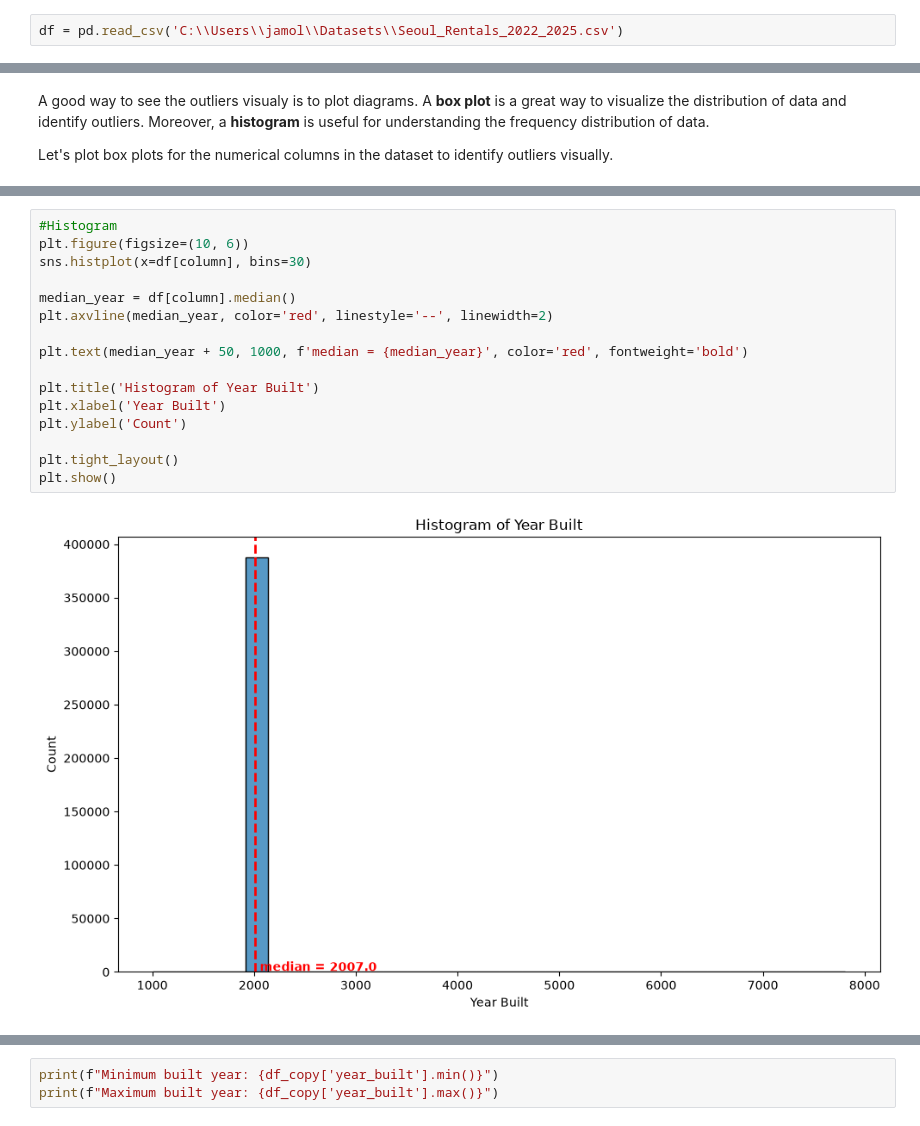
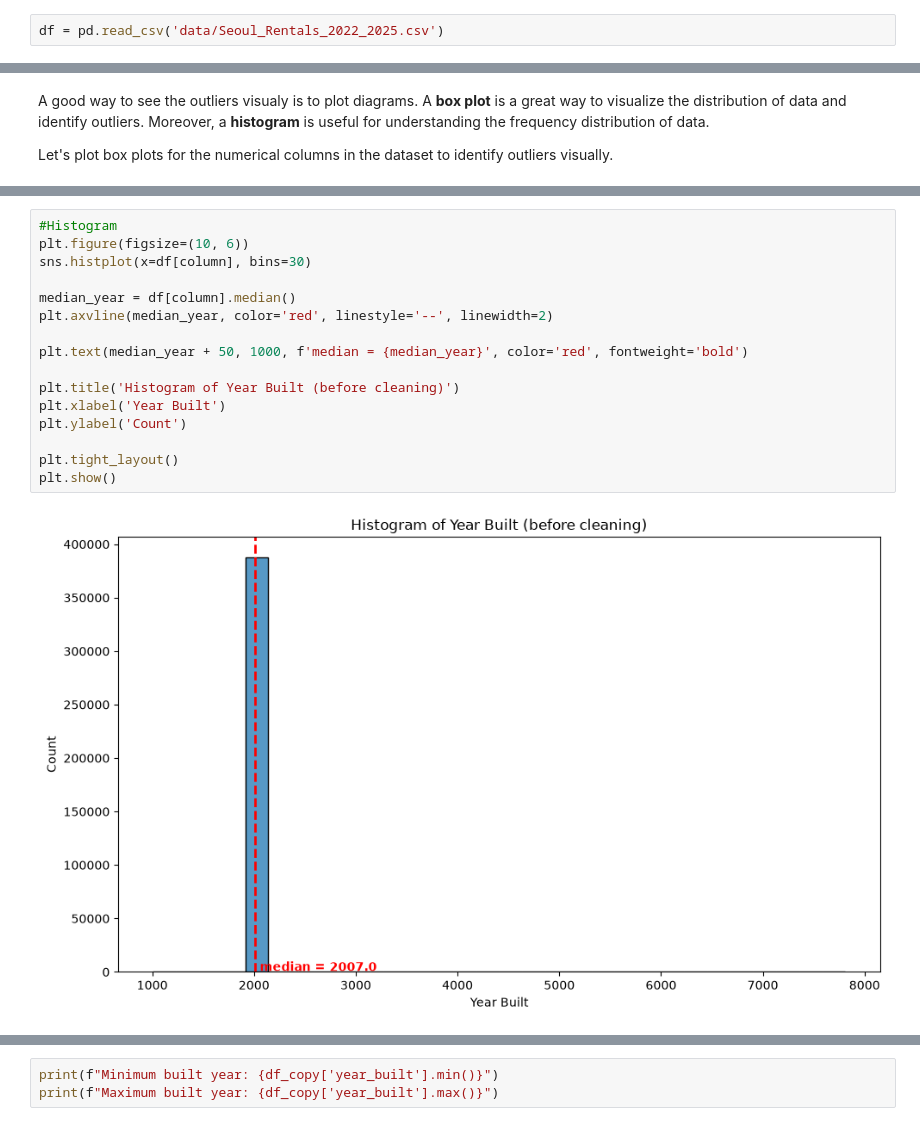
Before and after one commit to moliiner/rent_analysis_seoul, a Jupyter notebook: Notebook.ipynb, the cells around one changed output, grey strips where cells are left out. Saved outputs shown, nothing was run; the diff lists cells and outputs as text.

```diff
--- a/Notebook.ipynb
+++ b/Notebook.ipynb
@@ -69,5 +72,5 @@ In this analysis, the dataset is loaded from the file path `'C:\\Users\\jamol\\D
 # %%
-df = pd.read_csv('C:\\Users\\jamol\\Datasets\\Seoul_Rentals_2022_2025.csv')
+df = pd.read_csv('data/Seoul_Rentals_2022_2025.csv')
 # %% [markdown]
 ## **3: Data exploration**
 # %% [markdown]
@@ -428,18 +420,18 @@ plt.show()
 # %%
 #Histogram
 plt.figure(figsize=(10, 6))
 sns.histplot(x=df[column], bins=30)
 
 median_year = df[column].median()
 plt.axvline(median_year, color='red', linestyle='--', linewidth=2)
 
 plt.text(median_year + 50, 1000, f'median = {median_year}', color='red', fontweight='bold')
 
-plt.title('Histogram of Year Built')
+plt.title('Histogram of Year Built (before cleaning)')
 plt.xlabel('Year Built')
 plt.ylabel('Count')
 
 plt.tight_layout()
 plt.show()
 # %% [output]
-[figure, old version]
+[figure, new version]
```
Also changed, not shown: parts of 142 cells of this notebook, 8 other files.
